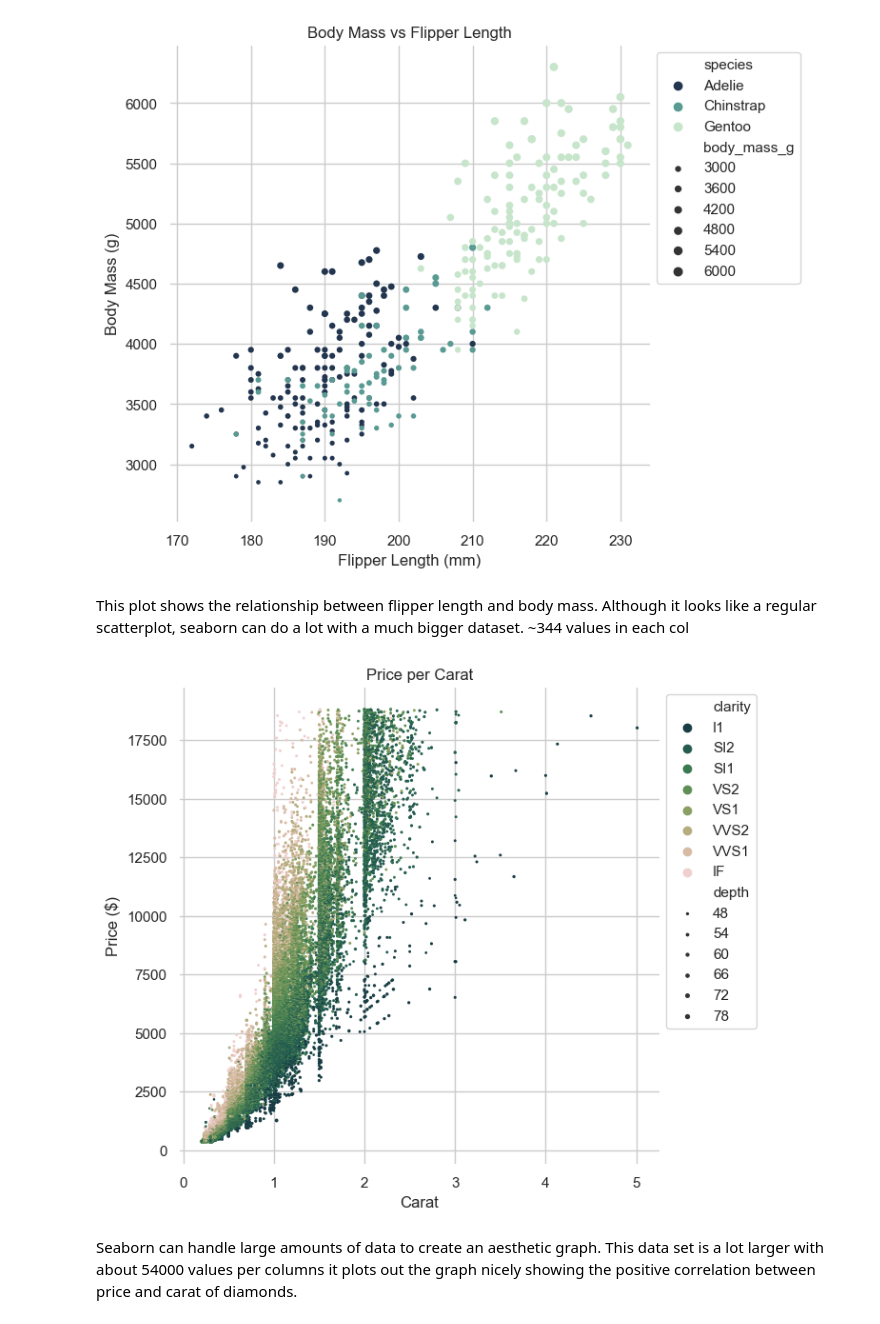
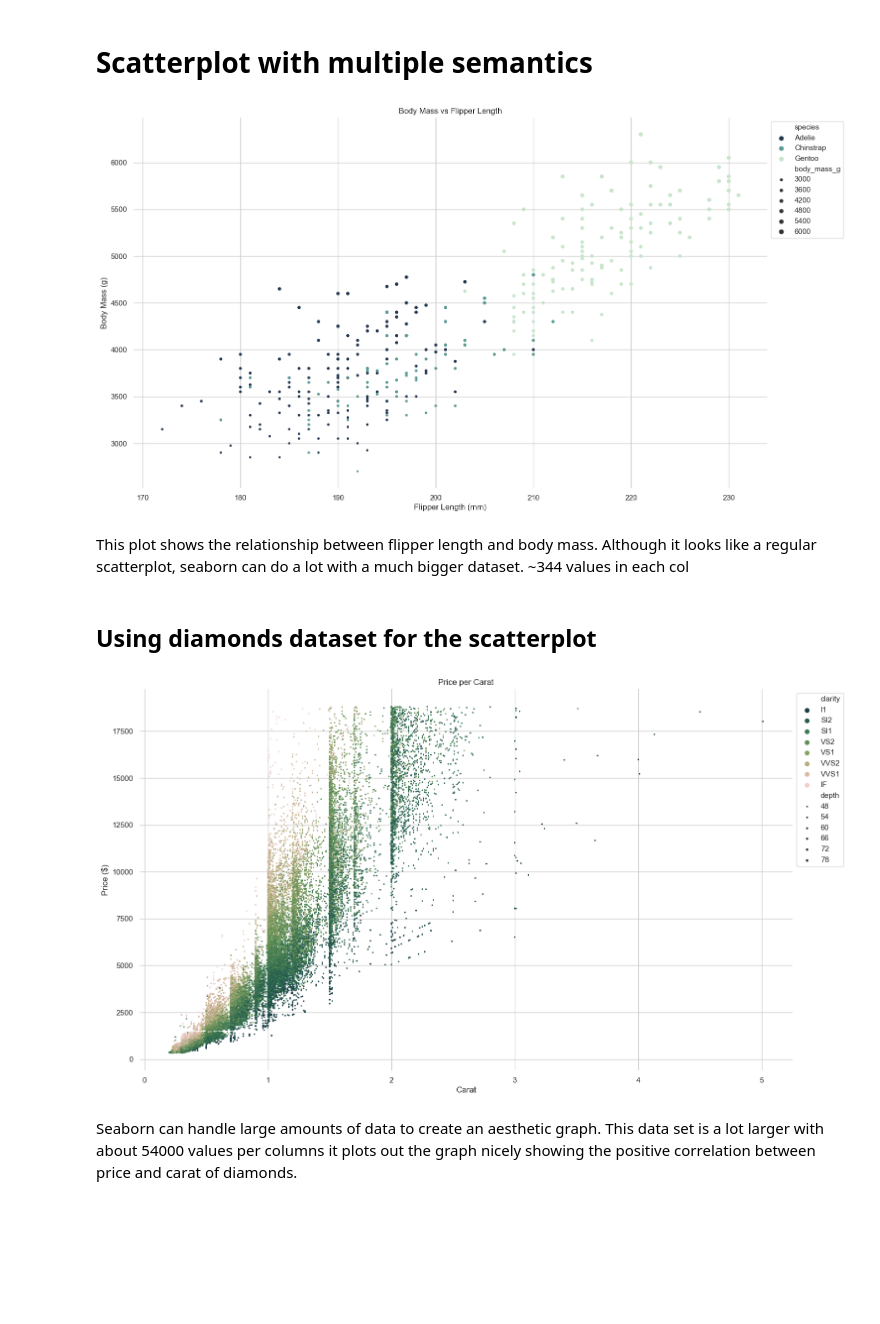
Before and after one commit to saingersoll/squirrel-gurlz, a Jupyter notebook: nbs/diana.ipynb, the cells around one changed output. Saved outputs shown, nothing was run; the diff lists cells and outputs as text; code cells hidden in the pictures; blank space fills up the shorter version.

```diff
--- a/nbs/diana.ipynb
+++ b/nbs/diana.ipynb
@@ -1,39 +1,43 @@
+# %% [markdown]
+# Scatterplot with multiple semantics
 # %%
 import seaborn as sns
 import matplotlib.pyplot as plt
 sns.set_theme(style="whitegrid")
 
 # Load the penguins dataset
 penguins = sns.load_dataset("penguins")
 
 # Draw a scatter plot while assigning point colors and sizes to different
 # variables in the dataset
-f, ax = plt.subplots(figsize=(6.5, 6.5)) # store the figure and axes objects to create a single subplot
+f, ax = plt.subplots(figsize=(17, 10)) # store the figure and axes objects to create a single subplot
 sns.despine(f, left=True, bottom=True) #removes the frame from the plot
 species_ranking = ["Adelie", "Chinstrap", "Gentoo"] #store this so it could late be used to organize the plot
 sns.scatterplot(x="flipper_length_mm", y="body_mass_g", #call the x and y varaibles from data frame
                 hue="species",  #order it by species
                 size='body_mass_g', #size of the points determined by body mass
                 palette="ch:r=-.4,d=.2_r", #choose color palette
                 hue_order=species_ranking, #specifies the order in the legend
                 sizes=(10, 40), #min and max size of the points
                 linewidth=0, #removes the border around the points
                 data=penguins, #call your data
                 ax=ax) #plot should be created on axes object used earlier
 
 # Set axis labels using Seaborn
 plt.ylabel("Body Mass (g)")
 plt.xlabel("Flipper Length (mm)")
 plt.title("Body Mass vs Flipper Length")
 plt.legend(
     loc="upper left", bbox_to_anchor=(1, 1),
 )
 
 plt.savefig("bodymass_flippers")
 # %% [output]
-[figure, old version]
+[figure, new version]
 # %% [markdown]
 This plot shows the relationship between flipper length and body mass. Although it looks like a regular scatterplot, seaborn can do a lot with a much bigger dataset. ~344 values in each col
+# %% [markdown]
+## Using diamonds dataset for the scatterplot
 # %%
 import seaborn as sns
 import matplotlib.pyplot as plt
@@ -44,7 +48,7 @@ diamonds = sns.load_dataset("diamonds")
 
 # Draw a scatter plot while assigning point colors and sizes to different
 # variables in the dataset
-f, ax = plt.subplots(figsize=(6.5, 6.5))
+f, ax = plt.subplots(figsize=(17, 10))
 sns.despine(f, left=True, bottom=True)
 clarity_ranking = ["I1", "SI2", "SI1", "VS2", "VS1", "VVS2", "VVS1", "IF"]
 sns.scatterplot(x="carat", y="price",
@@ -64,6 +68,6 @@ plt.legend(
 
 plt.savefig("price_carat")
 # %% [output]
-[figure, old version]
+[figure, new version]
 # %% [markdown]
 Seaborn can handle large amounts of data to create an aesthetic graph. This data set is a lot larger with about 54000 values per columns it plots out the graph nicely showing the positive correlation between price and carat of diamonds.
```
Also changed, not shown: parts of 1 cell of this notebook.
